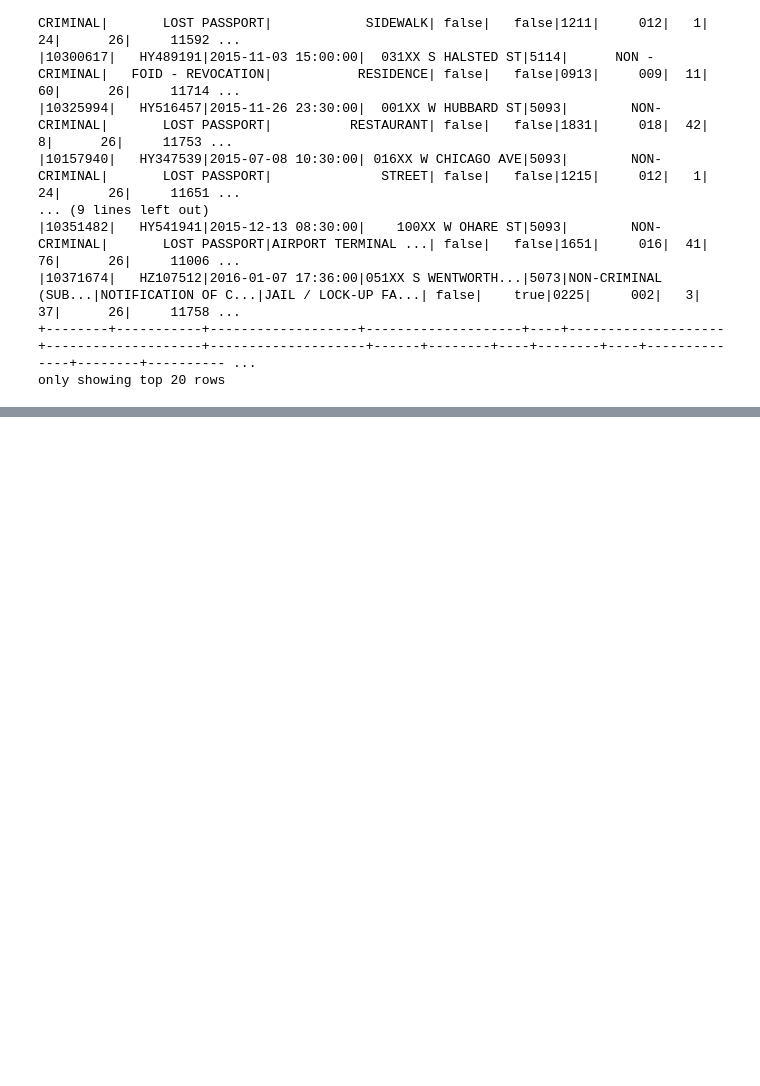
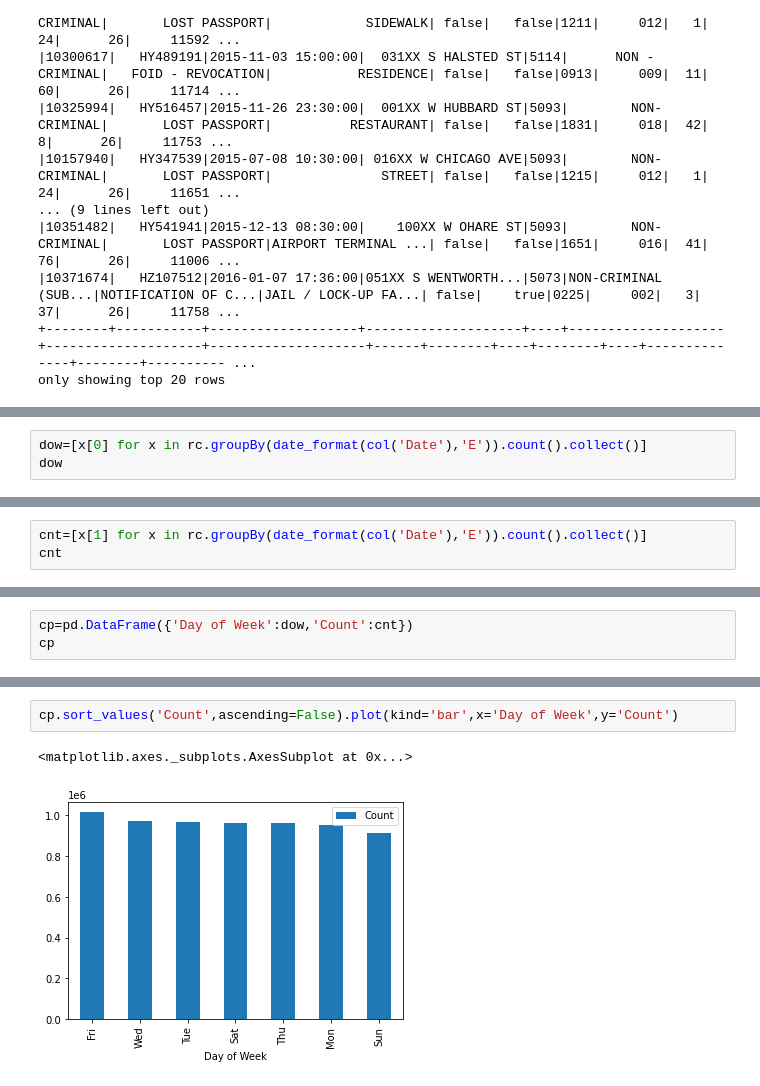
Before and after one commit to sudhanshurai360/City-of-Chicago-Crimes-using-Pyspark, a Jupyter notebook: joins.ipynb, the cells around one changed output, grey strips where cells are left out. Saved outputs shown, nothing was run; the diff lists cells and outputs as text; blank space fills up the shorter version.

```diff
--- a/joins.ipynb
+++ b/joins.ipynb
@@ -384,0 +484,3 @@ only showing top 20 rows
+# %%
+dow=[x[0] for x in rc.groupBy(date_format(col('Date'),'E')).count().collect()]
+dow
@@ -384,0 +489,3 @@ only showing top 20 rows
+# %%
+cnt=[x[1] for x in rc.groupBy(date_format(col('Date'),'E')).count().collect()]
+cnt
@@ -384,0 +497,3 @@ only showing top 20 rows
+# %%
+cp=pd.DataFrame({'Day of Week':dow,'Count':cnt})
+cp
@@ -384,0 +509,5 @@ only showing top 20 rows
+# %%
+cp.sort_values('Count',ascending=False).plot(kind='bar',x='Day of Week',y='Count')
+# %% [output]
+<matplotlib.axes._subplots.AxesSubplot at 0x...>
+[figure, added]
```
Also changed, not shown: parts of 17 cells of this notebook.
